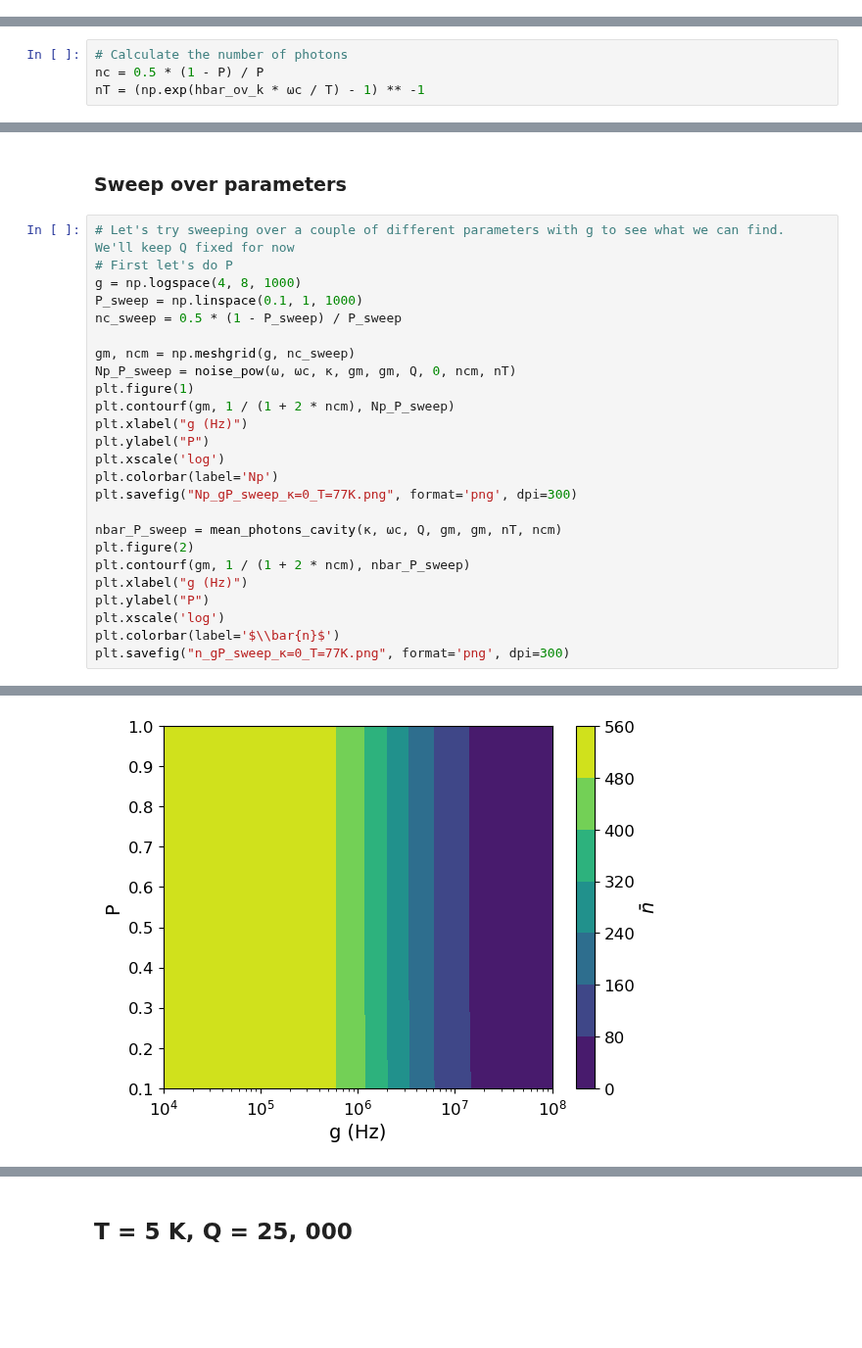
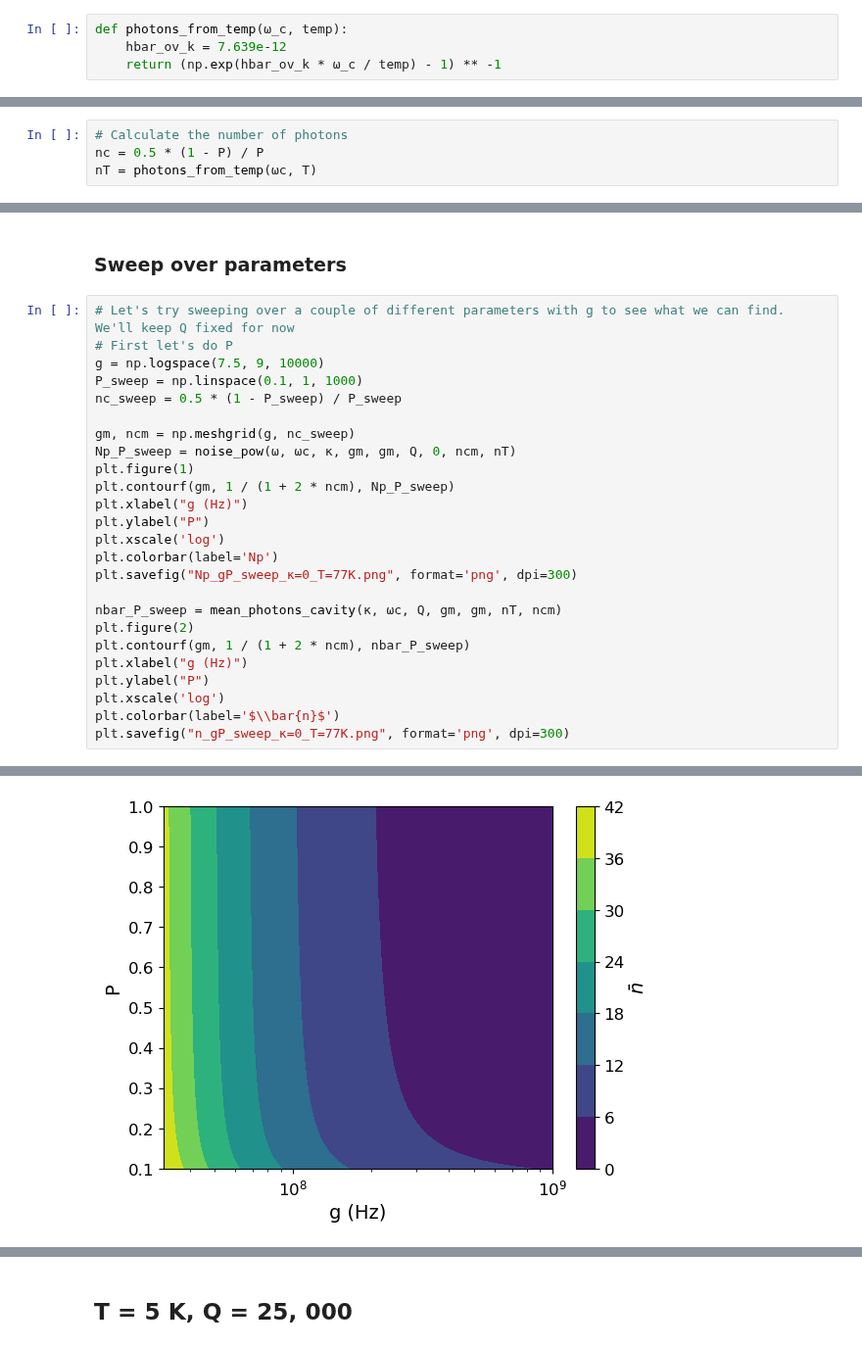
Before and after one commit to jleamer/mode_cooling, a Jupyter notebook: nv_expected_cooling.ipynb, the cells around one changed output, grey strips where cells are left out. Shown at 98% size. Cells and saved outputs as stored; diff of their text form; blank space fills up the shorter version.

```diff
--- a/nv_expected_cooling.ipynb
+++ b/nv_expected_cooling.ipynb
@@ -45,3 +51,7 @@ def mean_photons_cavity(κ, ω_c, Q, r, g, nT, nc):
+# %%
+def photons_from_temp(ω_c, temp):
+    hbar_ov_k = 7.639e-12
+    return (np.exp(hbar_ov_k * ω_c / temp) - 1) ** -1
 # %% [markdown]
 ## T = 77 K, Q = 10, 000
 # %% [markdown]
@@ -63,7 +73,7 @@ r = g.copy()
 # %%
 # Calculate the number of photons
 nc = 0.5 * (1 - P) / P
-nT = (np.exp(hbar_ov_k * ωc / T) - 1) ** -1
+nT = photons_from_temp(ωc, T)
 # %%
 nT
 # %% [output]
@@ -141,7 +104,7 @@ Text(0, 0.5, 'Np')
 # %%
 # Let's try sweeping over a couple of different parameters with g to see what we can find.  We'll keep Q fixed for now
 # First let's do P
-g = np.logspace(4, 8, 1000)
+g = np.logspace(7.5, 9, 10000)
 P_sweep = np.linspace(0.1, 1, 1000)
 nc_sweep = 0.5 * (1 - P_sweep) / P_sweep
 
@@ -168,3 +131,3 @@ plt.savefig("n_gP_sweep_κ=0_T=77K.png", format='png', dpi=300)
-[figure, old version]
+[figure, new version]
 # %%
 # Now let's do κ
```
Also changed, not shown: parts of 49 cells of this notebook.
